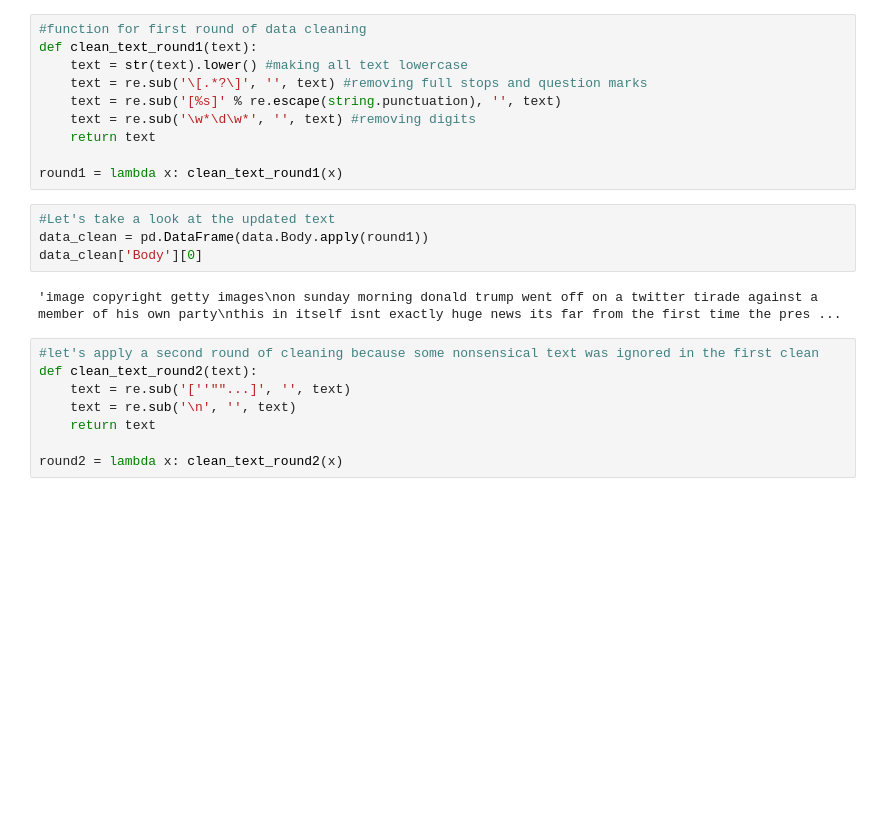
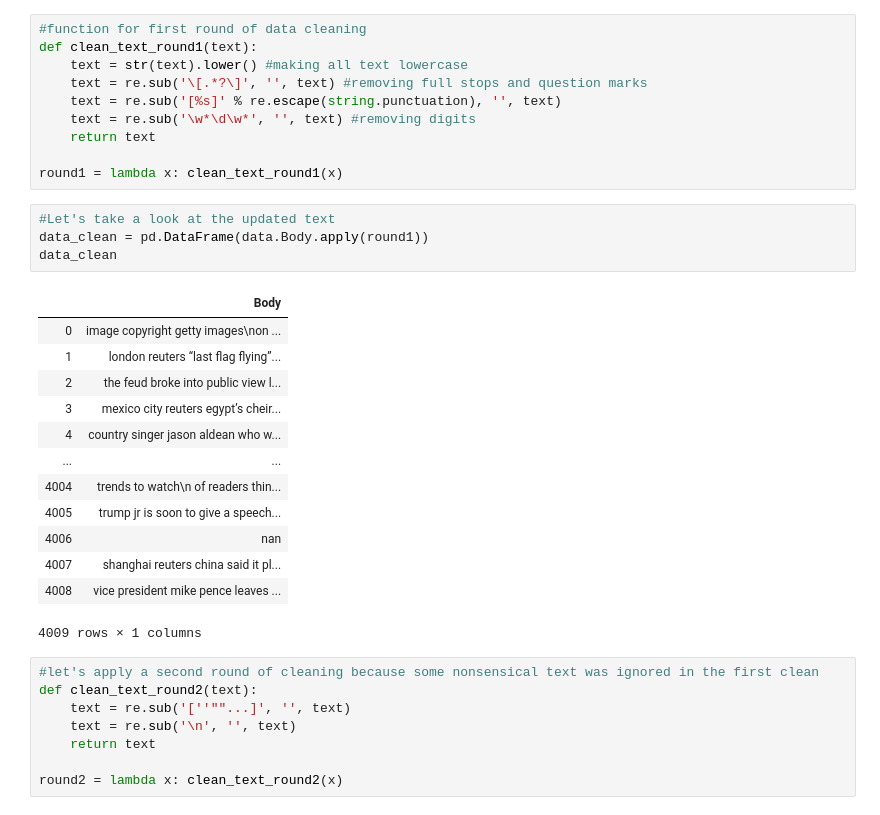
Before and after one commit to niel98/Fake-News-Detection, a Jupyter notebook: fake news project alpha.ipynb, the cells around one changed output. Cells and saved outputs as stored; diff of their text form; blank space fills up the shorter version.

```diff
--- a/fake news project alpha.ipynb
+++ b/fake news project alpha.ipynb
@@ -64,9 +64,21 @@ round1 = lambda x: clean_text_round1(x)
 # %%
 #Let's take a look at the updated text
 data_clean = pd.DataFrame(data.Body.apply(round1))
-data_clean['Body'][0]
+data_clean
 # %% [output]
+|  | Body |
+| 0 | image copyright getty images\non ... |
+| 1 | london reuters “last flag flying”... |
+| 2 | the feud broke into public view l... |
+| 3 | mexico city reuters egypt’s cheir... |
+| 4 | country singer jason aldean who w... |
+| ... | ... |
+| 4004 | trends to watch\n of readers thin... |
+| 4005 | trump jr is soon to give a speech... |
+| 4006 | nan |
+| 4007 | shanghai reuters china said it pl... |
+| 4008 | vice president mike pence leaves ... |
-'image copyright getty images\non sunday morning donald trump went off on a twitter tirade against a member of his own party\nthis in itself isnt exactly huge news its far from the first time the pres ...
+4009 rows × 1 columns
 # %%
 #let's apply a second round of cleaning because some nonsensical text was ignored in the first clean
 def clean_text_round2(text):
```
Also changed, not shown: parts of 16 cells of this notebook.
